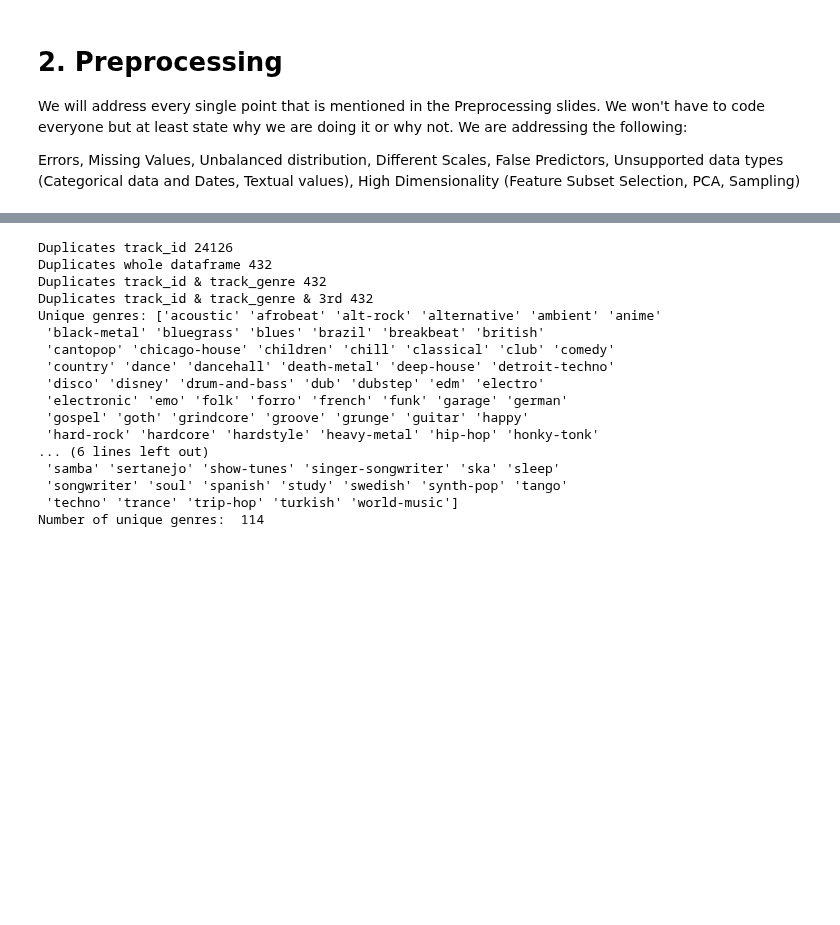
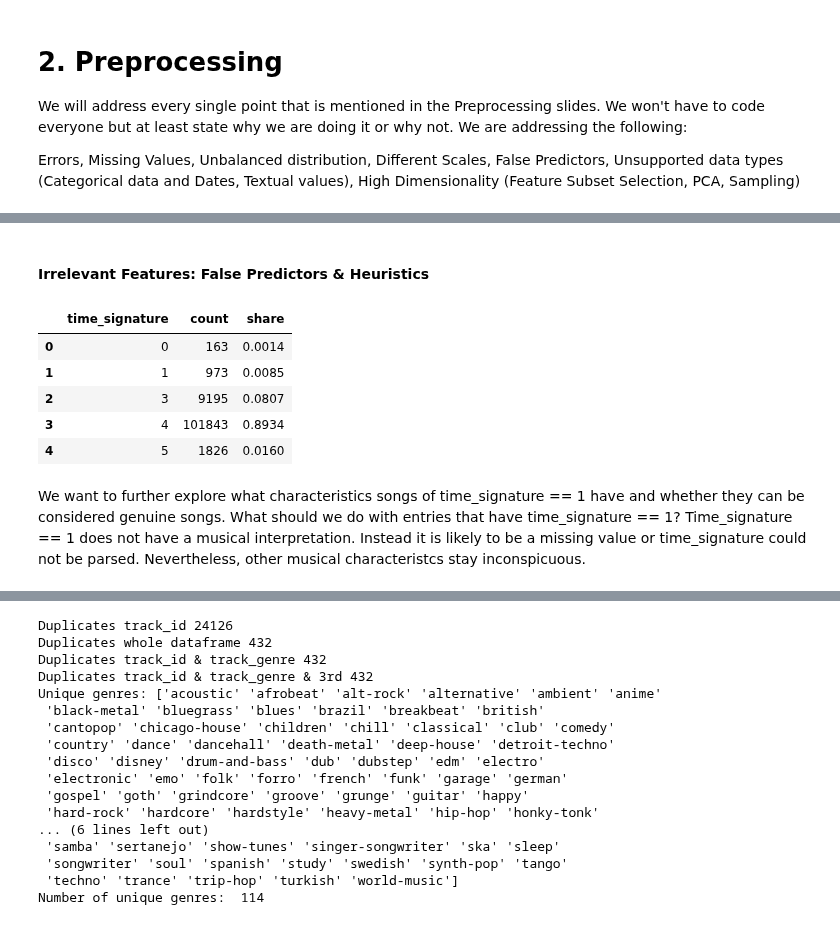
Before and after one commit to clara-opp/datamining_group12, a Jupyter notebook: Preprocessing.ipynb, the cells around one changed output, grey strips where cells are left out. Cells and saved outputs as stored; diff of their text form; code cells hidden in the pictures; blank space fills up the shorter version.

```diff
--- a/Preprocessing.ipynb
+++ b/Preprocessing.ipynb
@@ -71,0 +60,8 @@ Key, Mode, Explicit, Time_signature are "textual" features, too. At least their
+# %%
+# Load the dataset
+print(os.getcwd())
+df = pd.read_csv('data/Spotify_Songs.csv')
+
+# General Info
+print('Dataset Info:')
+df.info()
@@ -71,0 +106,2 @@ Key, Mode, Explicit, Time_signature are "textual" features, too. At least their
+# %% [markdown]
+#### Irrelevant Features: False Predictors & Heuristics
@@ -71,0 +114,25 @@ Key, Mode, Explicit, Time_signature are "textual" features, too. At least their
+# %%
+# Check uniqueness of "time_signature"
+# Hypothesis: most of the songs have time_signature 4
+
+s = df["time_signature"]
+
+time_sig_table = (
+    s.value_counts(dropna=False)                    # count each value (including NaN)
+     .sort_index()                                  # sort by the meter value (3,4,5,...)
+     .rename_axis("time_signature")
+     .reset_index(name="count")
+)
+
+time_sig_table["share"] = (time_sig_table["count"] / time_sig_table["count"].sum()).round(4)
+time_sig_table
+# %% [output]
+|  | time_signature | count | share |
+| 0 | 0 | 163 | 0.0014 |
+| 1 | 1 | 973 | 0.0085 |
+| 2 | 3 | 9195 | 0.0807 |
+| 3 | 4 | 101843 | 0.8934 |
+| 4 | 5 | 1826 | 0.0160 |
+# %% [markdown]
+We want to further explore what characteristics songs of time_signature == 1 have and whether they can be considered genuine songs.
+What should we do with entries that have time_signature == 1? Time_signature == 1 does not have a musical interpretation. Instead it is likely to be a missing value or time_signature could not be parsed. Nevertheless, other musical characteristcs stay inconspicuous.
```
Also changed, not shown: parts of 63 cells of this notebook, 2 other files.
